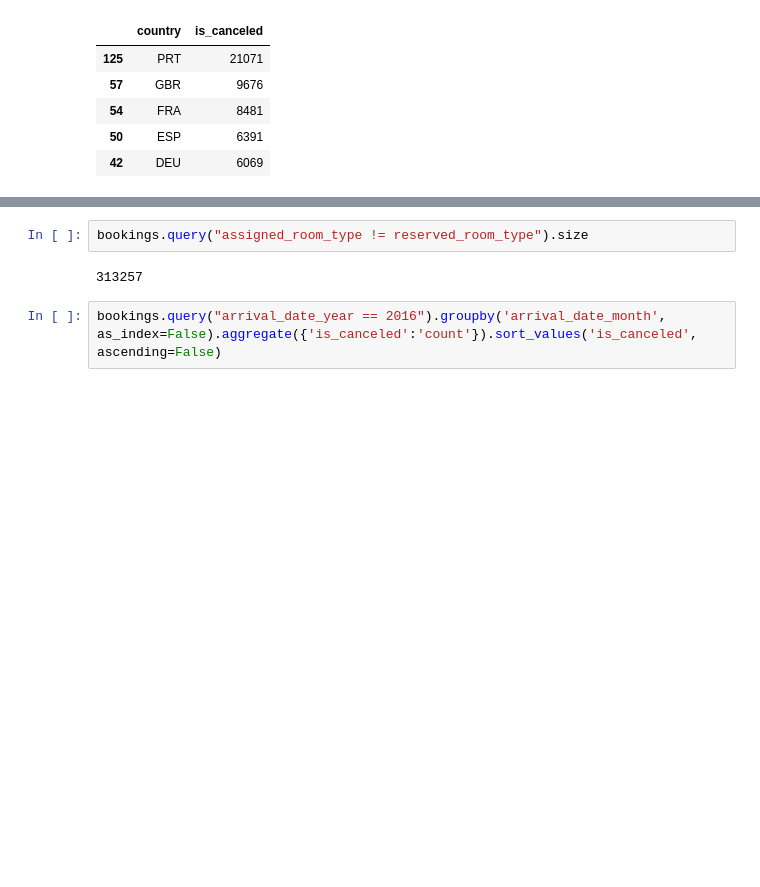
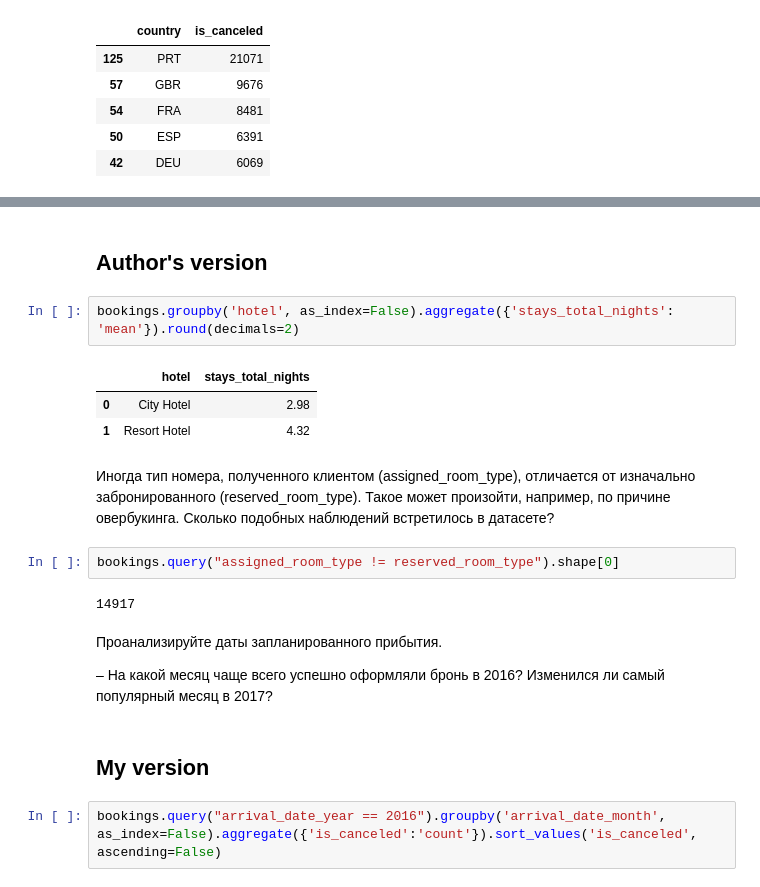
Before and after one commit to MuzaffarSoliyev/karpov-course, a Jupyter notebook: miniproject/miniproject.ipynb, the cells around one changed output, grey strips where cells are left out. Saved outputs shown, nothing was run; the diff lists cells and outputs as text; blank space fills up the shorter version.

```diff
--- a/miniproject/miniproject.ipynb
+++ b/miniproject/miniproject.ipynb
@@ -80,7 +111,23 @@ bookings.query("is_canceled == 0").groupby("reserved_room_type", as_index=False)
+# %% [markdown]
+## Author's version
+# %%
+bookings.groupby('hotel', as_index=False).aggregate({'stays_total_nights': 'mean'}).round(decimals=2)
+# %% [output]
+|  | hotel | stays_total_nights |
+| 0 | City Hotel | 2.98 |
+| 1 | Resort Hotel | 4.32 |
+# %% [markdown]
+Иногда тип номера, полученного клиентом (assigned_room_type), отличается от изначально забронированного (reserved_room_type). Такое может произойти, например, по причине овербукинга. Сколько подобных наблюдений встретилось в датасете?
 # %%
-bookings.query("assigned_room_type != reserved_room_type").size
+bookings.query("assigned_room_type != reserved_room_type").shape[0]
 # %% [output]
-313257
+14917
+# %% [markdown]
+Проанализируйте даты запланированного прибытия.
+
+– На какой месяц чаще всего успешно оформляли бронь в 2016? Изменился ли самый популярный месяц в 2017?
+# %% [markdown]
+## My version
 # %%
 bookings.query("arrival_date_year == 2016").groupby('arrival_date_month', as_index=False).aggregate({'is_canceled':'count'}).sort_values('is_canceled', ascending=False)
 # %% [output]
```
Also changed, not shown: parts of 38 cells of this notebook.
